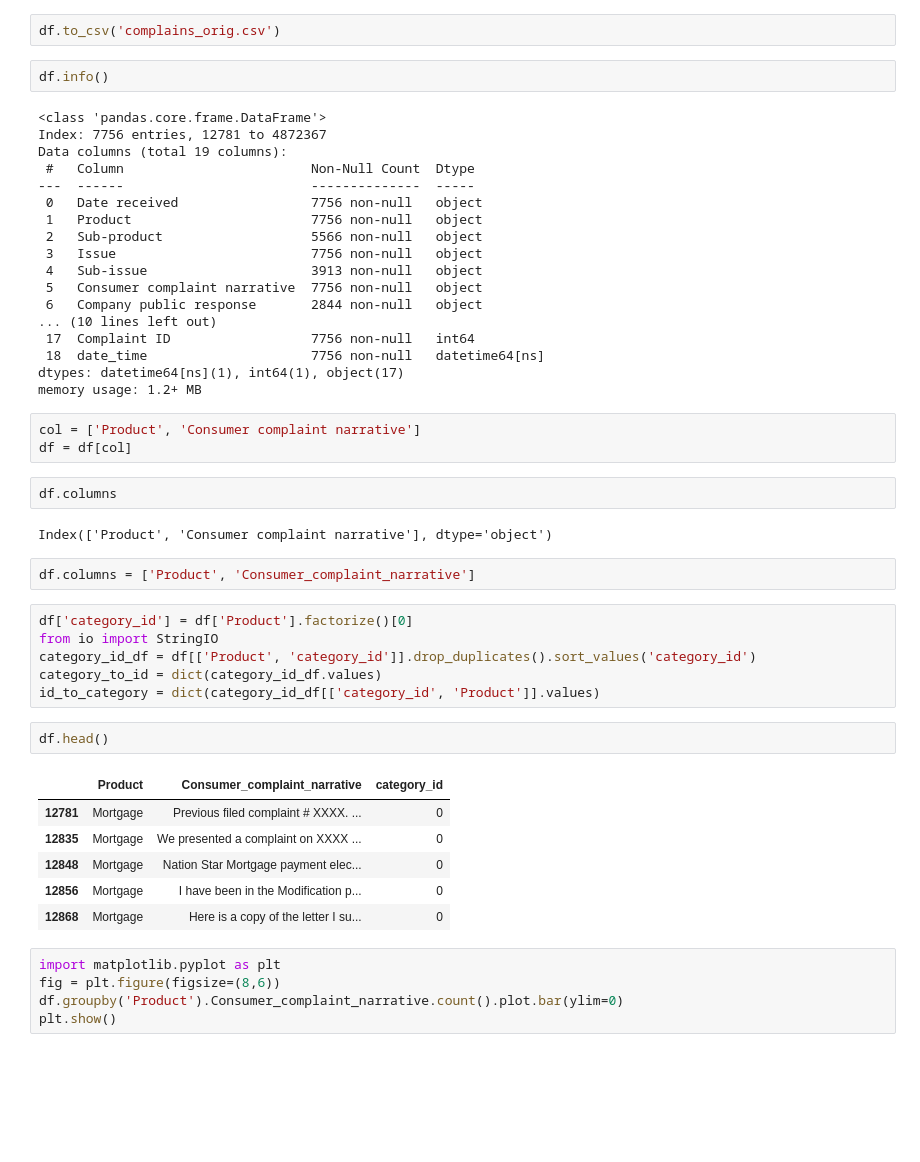
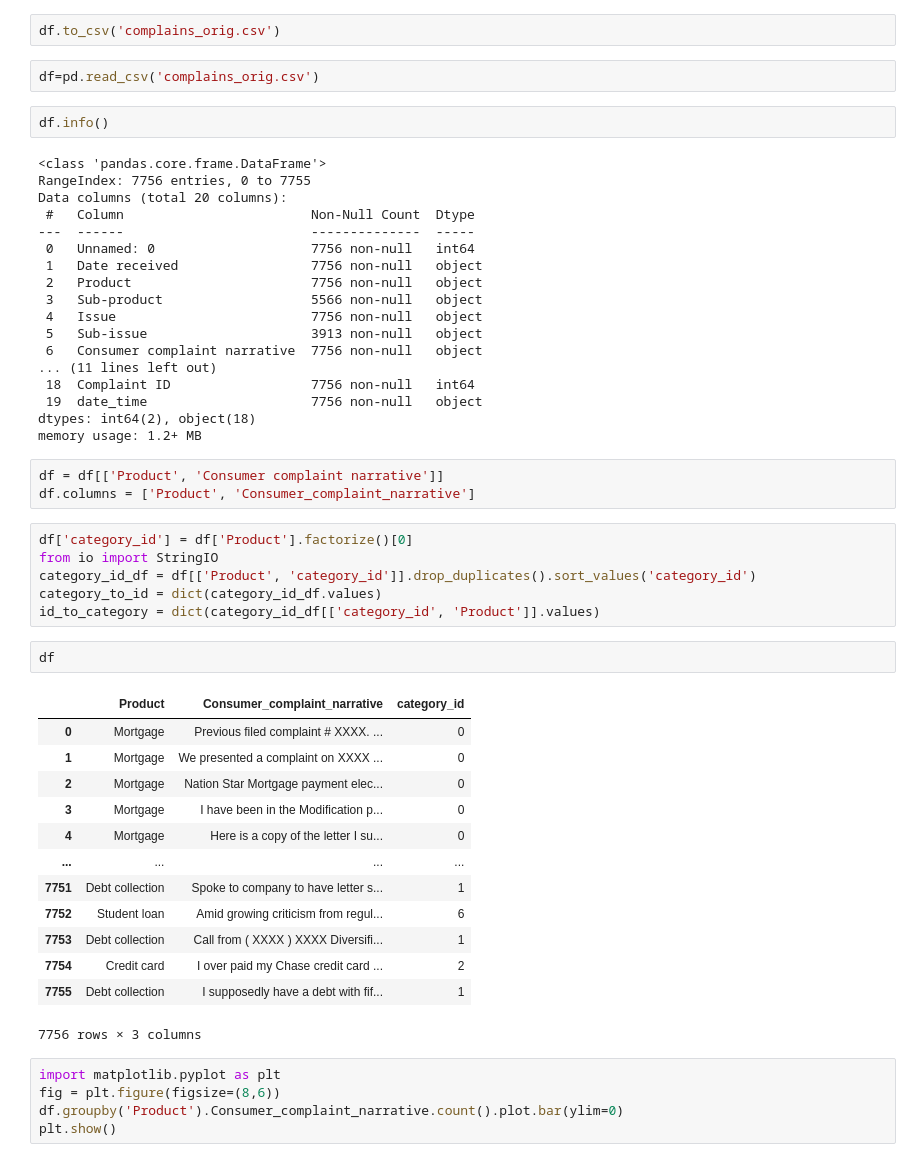
Before and after one commit to alex-chin/nlp_huawei_new2_task, a Jupyter notebook: my_gb/Consumer_complaints.ipynb, the cells around one changed output. Cells and saved outputs as stored; diff of their text form; blank space fills up the shorter version.

```diff
--- a/my_gb/Consumer_complaints.ipynb
+++ b/my_gb/Consumer_complaints.ipynb
@@ -37,34 +39,30 @@ df = df1[pd.notnull((df1['Consumer complaint narrative'])) & (df1['date_time'] <
 # %%
 df.to_csv('complains_orig.csv')
+# %%
+df=pd.read_csv('complains_orig.csv')
 # %%
 df.info()
 # %% [output]
 <class 'pandas.core.frame.DataFrame'>
-Index: 7756 entries, 12781 to 4872367
-Data columns (total 19 columns):
+RangeIndex: 7756 entries, 0 to 7755
+Data columns (total 20 columns):
  #   Column                        Non-Null Count  Dtype
 ---  ------                        --------------  -----
- 0   Date received                 7756 non-null   object
- 1   Product                       7756 non-null   object
- 2   Sub-product                   5566 non-null   object
- 3   Issue                         7756 non-null   object
- 4   Sub-issue                     3913 non-null   object
- 5   Consumer complaint narrative  7756 non-null   object
- 6   Company public response       2844 non-null   object
-... (10 lines left out)
- 17  Complaint ID                  7756 non-null   int64
- 18  date_time                     7756 non-null   datetime64[ns]
-dtypes: datetime64[ns](1), int64(1), object(17)
+ 0   Unnamed: 0                    7756 non-null   int64
+ 1   Date received                 7756 non-null   object
+ 2   Product                       7756 non-null   object
+ 3   Sub-product                   5566 non-null   object
+ 4   Issue                         7756 non-null   object
+ 5   Sub-issue                     3913 non-null   object
+ 6   Consumer complaint narrative  7756 non-null   object
+... (11 lines left out)
+ 18  Complaint ID                  7756 non-null   int64
+ 19  date_time                     7756 non-null   object
+dtypes: int64(2), object(18)
 memory usage: 1.2+ MB
 # %%
-col = ['Product', 'Consumer complaint narrative']
-df = df[col]
+df = df[['Product', 'Consumer complaint narrative']]
+df.columns = ['Product', 'Consumer_complaint_narrative']
-# %%
-df.columns
-# %% [output]
-Index(['Product', 'Consumer complaint narrative'], dtype='object')
-# %%
-df.columns = ['Product', 'Consumer_complaint_narrative']
 # %%
 df['category_id'] = df['Product'].factorize()[0]
 from io import StringIO
@@ -72,14 +70,21 @@ category_id_df = df[['Product', 'category_id']].drop_duplicates().sort_values('c
 category_to_id = dict(category_id_df.values)
 id_to_category = dict(category_id_df[['category_id', 'Product']].values)
 # %%
-df.head()
+df
 # %% [output]
 |  | Product | Consumer_complaint_narrative | category_id |
-| 12781 | Mortgage | Previous filed complaint # XXXX. ... | 0 |
-| 12835 | Mortgage | We presented a complaint on XXXX ... | 0 |
-| 12848 | Mortgage | Nation Star Mortgage payment elec... | 0 |
-| 12856 | Mortgage | I have been in the Modification p... | 0 |
-| 12868 | Mortgage | Here is a copy of the letter I su... | 0 |
+| 0 | Mortgage | Previous filed complaint # XXXX. ... | 0 |
+| 1 | Mortgage | We presented a complaint on XXXX ... | 0 |
+| 2 | Mortgage | Nation Star Mortgage payment elec... | 0 |
+| 3 | Mortgage | I have been in the Modification p... | 0 |
+| 4 | Mortgage | Here is a copy of the letter I su... | 0 |
+| ... | ... | ... | ... |
+| 7751 | Debt collection | Spoke to company to have letter s... | 1 |
+| 7752 | Student loan | Amid growing criticism from regul... | 6 |
+| 7753 | Debt collection | Call from ( XXXX ) XXXX Diversifi... | 1 |
+| 7754 | Credit card | I over paid my Chase credit card ... | 2 |
+| 7755 | Debt collection | I supposedly have a debt with fif... | 1 |
+7756 rows × 3 columns
 # %%
 import matplotlib.pyplot as plt
 fig = plt.figure(figsize=(8,6))
```
Also changed, not shown: parts of 2 cells of this notebook, 2 other files.
